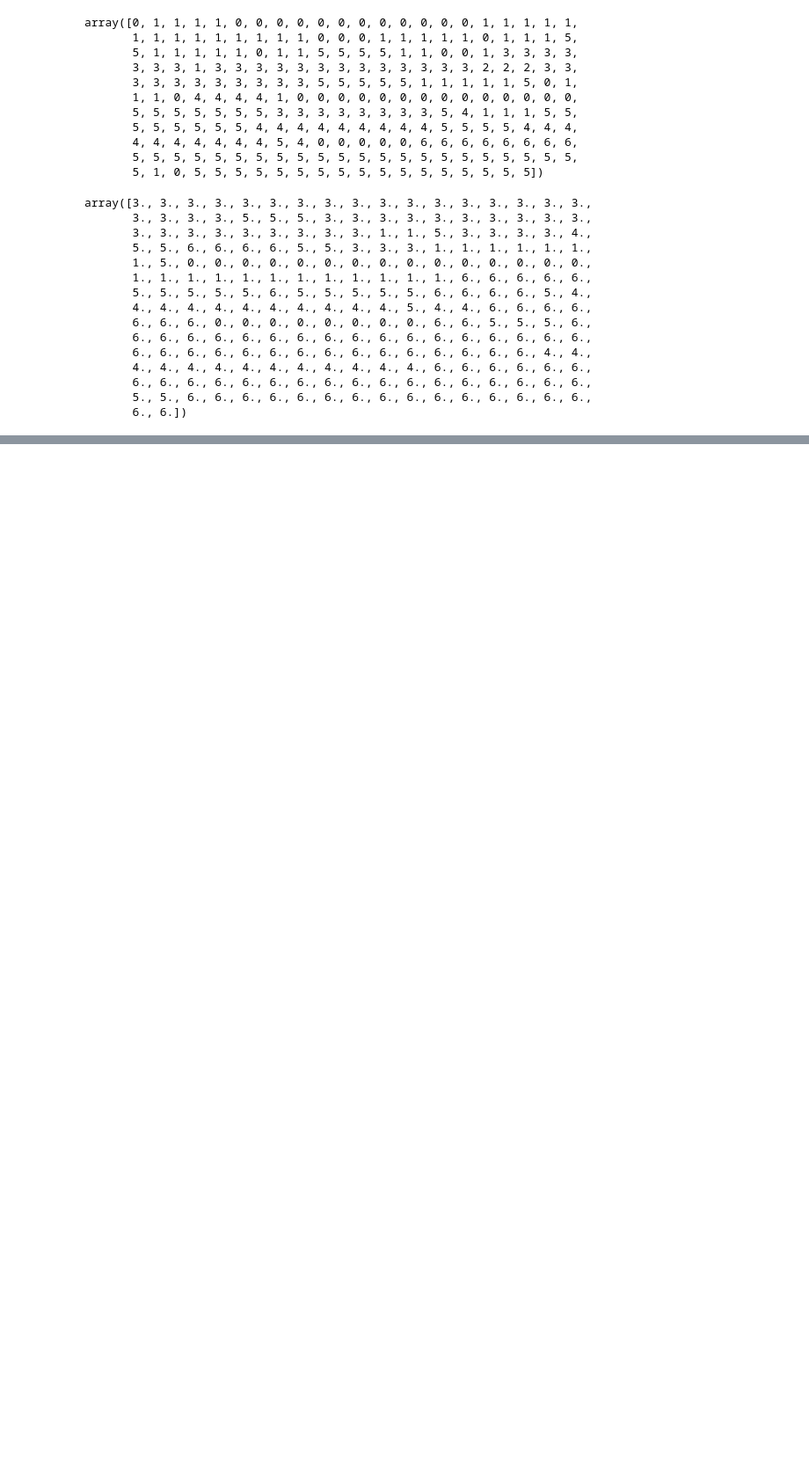
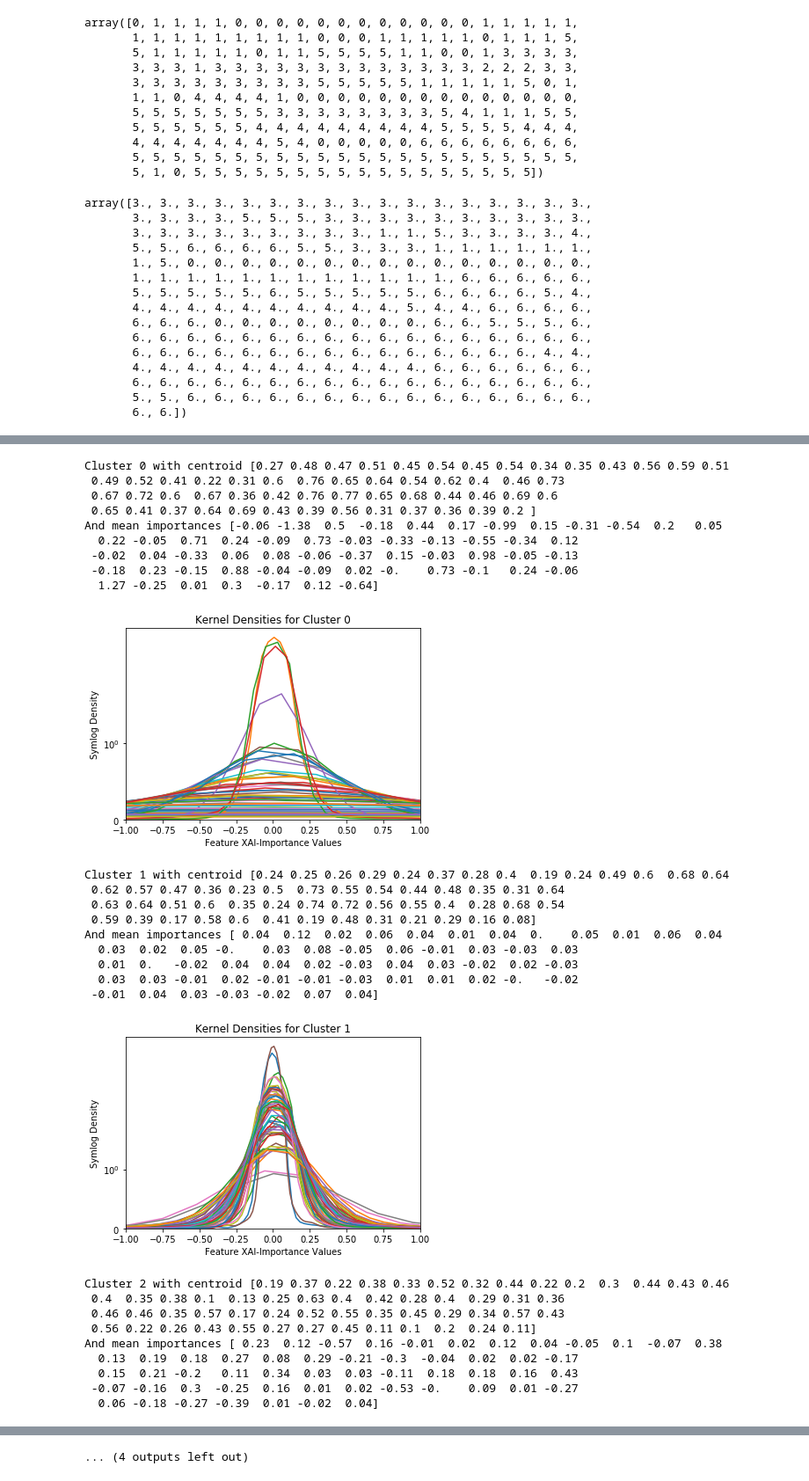
Before and after one commit to TobiasW1891/Finance, a Jupyter notebook: Hierarchichal Clustering Sector Data.ipynb, the cells around one changed output, grey strips where cells are left out. Shown at 88% size. Saved outputs shown, nothing was run; the diff lists cells and outputs as text; code cells hidden in the pictures; blank space fills up the shorter version.

```diff
--- a/Hierarchichal Clustering Sector Data.ipynb
+++ b/Hierarchichal Clustering Sector Data.ipynb
@@ -799,5 +592,0 @@ for i in range(nKM):
-# %%
-for i in range(nKM):
-    plt.title("Sorted Mean Importances for Cluster "+ str(i))
-    plt.plot(np.sort(XAI[Labels==i,:].mean(0)))
-    plt.show()
@@ -813,18 +592,0 @@ for i in range(nKM):
-# %%
-fig, axs = plt.subplots(2, 4,figsize=(15,8))
-
-fig.suptitle("Sorted Mean Importances for the Clusters", fontsize = 16)
-
-axs[0,0].set_ylabel("Mean XAI Importance", fontsize=14)
-axs[1,0].set_ylabel("Mean XAI Importance", fontsize=14)
-
-for i in range(4):
-    axs[0,i].set_title("Cluster "+ str(i), fontsize=14)
-    axs[0,i].plot(np.sort(XAI[Labels==i,:].mean(0)))
-    axs[1,i].set_xlabel('Ranked Feature', fontsize=14)
-
-for i in range(4):
-    axs[1,i].set_title("Cluster "+ str(i+4), fontsize=14)
-    axs[1,i].set_xlabel('Ranked Feature', fontsize=14)
-    axs[1,i].plot(np.sort(XAI[Labels==i+4,:].mean(0)))
-plt.show()
@@ -834,0 +707,47 @@ At least for most clusters, one can clearly see an elbow-curve-behaviour at the
+# %%
+import warnings
+warnings.filterwarnings("ignore")
+
+for i in range(nKM):
+    print("Cluster", i, "with centroid", CentroidsNaive[i].round(2))
+    print("And mean importances", XAI[LabelNaiveOrdered==i,:].mean(0).round(2))
+    plt.yscale("symlog", linthresh=1)
+
+    for j in range(min(CorrMatrices.shape[1],100)):
+        sns.kdeplot(XAI[LabelNaiveOrdered==i,j], label="Feature " +str(j))
+    plt.xlim([-1, 1])
+    plt.title("Kernel Densities for Cluster "+str(i))
+    plt.ylabel("Symlog Density")
+    plt.xlabel("Feature XAI-Importance Values")
+    #plt.legend()
+    plt.show()
+# %% [output]
+Cluster 0 with centroid [0.27 0.48 0.47 0.51 0.45 0.54 0.45 0.54 0.34 0.35 0.43 0.56 0.59 0.51
+ 0.49 0.52 0.41 0.22 0.31 0.6  0.76 0.65 0.64 0.54 0.62 0.4  0.46 0.73
+ 0.67 0.72 0.6  0.67 0.36 0.42 0.76 0.77 0.65 0.68 0.44 0.46 0.69 0.6
+ 0.65 0.41 0.37 0.64 0.69 0.43 0.39 0.56 0.31 0.37 0.36 0.39 0.2 ]
+And mean importances [-0.06 -1.38  0.5  -0.18  0.44  0.17 -0.99  0.15 -0.31 -0.54  0.2   0.05
+  0.22 -0.05  0.71  0.24 -0.09  0.73 -0.03 -0.33 -0.13 -0.55 -0.34  0.12
+ -0.02  0.04 -0.33  0.06  0.08 -0.06 -0.37  0.15 -0.03  0.98 -0.05 -0.13
+ -0.18  0.23 -0.15  0.88 -0.04 -0.09  0.02 -0.    0.73 -0.1   0.24 -0.06
+  1.27 -0.25  0.01  0.3  -0.17  0.12 -0.64]
+[figure, added]
+Cluster 1 with centroid [0.24 0.25 0.26 0.29 0.24 0.37 0.28 0.4  0.19 0.24 0.49 0.6  0.68 0.64
+ 0.62 0.57 0.47 0.36 0.23 0.5  0.73 0.55 0.54 0.44 0.48 0.35 0.31 0.64
+ 0.63 0.64 0.51 0.6  0.35 0.24 0.74 0.72 0.56 0.55 0.4  0.28 0.68 0.54
+ 0.59 0.39 0.17 0.58 0.6  0.41 0.19 0.48 0.31 0.21 0.29 0.16 0.08]
+And mean importances [ 0.04  0.12  0.02  0.06  0.04  0.01  0.04  0.    0.05  0.01  0.06  0.04
+  0.03  0.02  0.05 -0.    0.03  0.08 -0.05  0.06 -0.01  0.03 -0.03  0.03
+  0.01  0.   -0.02  0.04  0.04  0.02 -0.03  0.04  0.03 -0.02  0.02 -0.03
+  0.03  0.03 -0.01  0.02 -0.01 -0.01 -0.03  0.01  0.01  0.02 -0.   -0.02
+ -0.01  0.04  0.03 -0.03 -0.02  0.07  0.04]
+[figure, added]
+Cluster 2 with centroid [0.19 0.37 0.22 0.38 0.33 0.52 0.32 0.44 0.22 0.2  0.3  0.44 0.43 0.46
+ 0.4  0.35 0.38 0.1  0.13 0.25 0.63 0.4  0.42 0.28 0.4  0.29 0.31 0.36
+ 0.46 0.46 0.35 0.57 0.17 0.24 0.52 0.55 0.35 0.45 0.29 0.34 0.57 0.43
+ 0.56 0.22 0.26 0.43 0.55 0.27 0.27 0.45 0.11 0.1  0.2  0.24 0.11]
+And mean importances [ 0.23  0.12 -0.57  0.16 -0.01  0.02  0.12  0.04 -0.05  0.1  -0.07  0.38
+  0.13  0.19  0.18  0.27  0.08  0.29 -0.21 -0.3  -0.04  0.02  0.02 -0.17
+  0.15  0.21 -0.2   0.11  0.34  0.03  0.03 -0.11  0.18  0.18  0.16  0.43
+ -0.07 -0.16  0.3  -0.25  0.16  0.01  0.02 -0.53 -0.    0.09  0.01 -0.27
+  0.06 -0.18 -0.27 -0.39  0.01 -0.02  0.04]
@@ -834,0 +786 @@ At least for most clusters, one can clearly see an elbow-curve-behaviour at the
+... (4 outputs left out)
```
Also changed, not shown: parts of 68 cells of this notebook.
